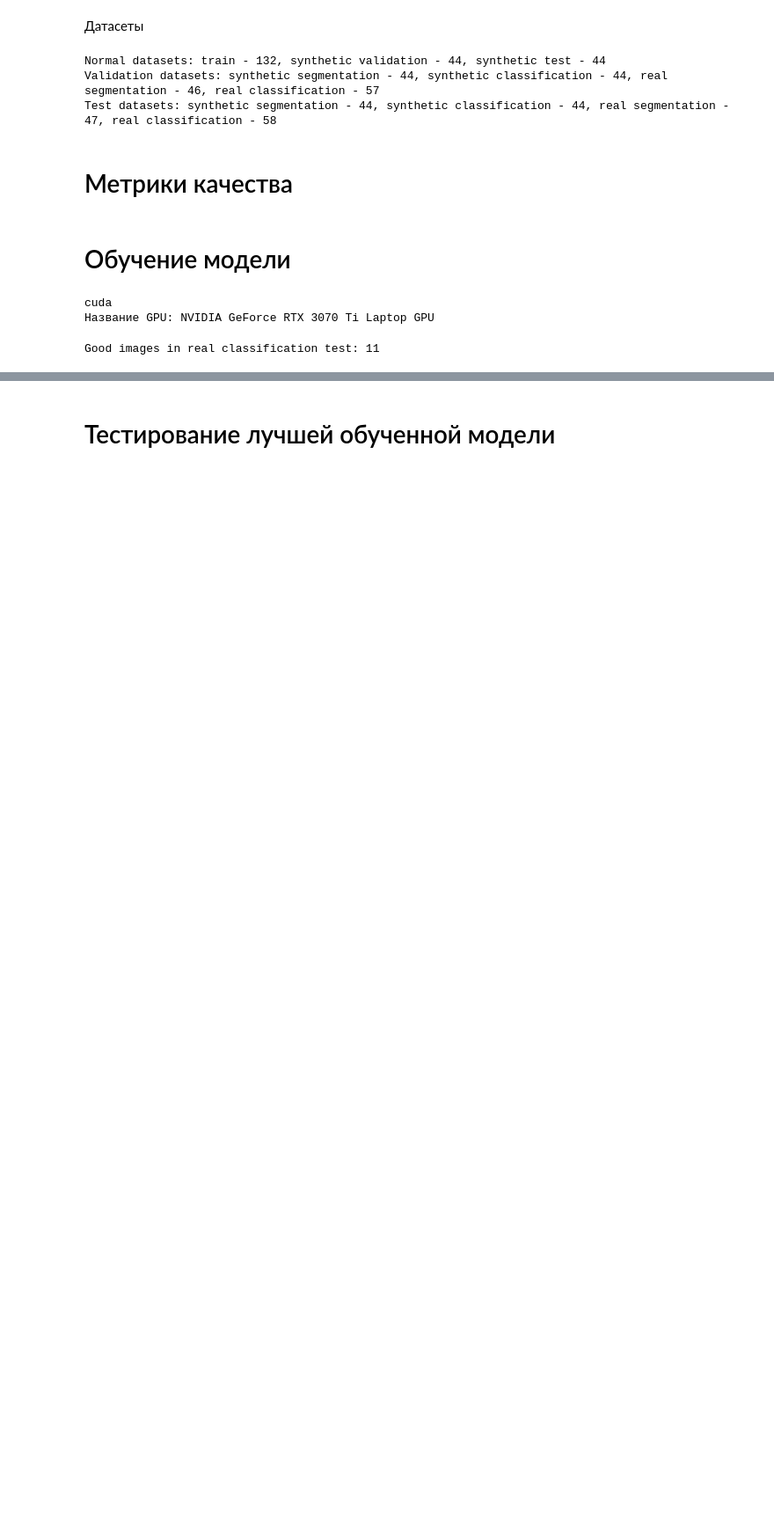
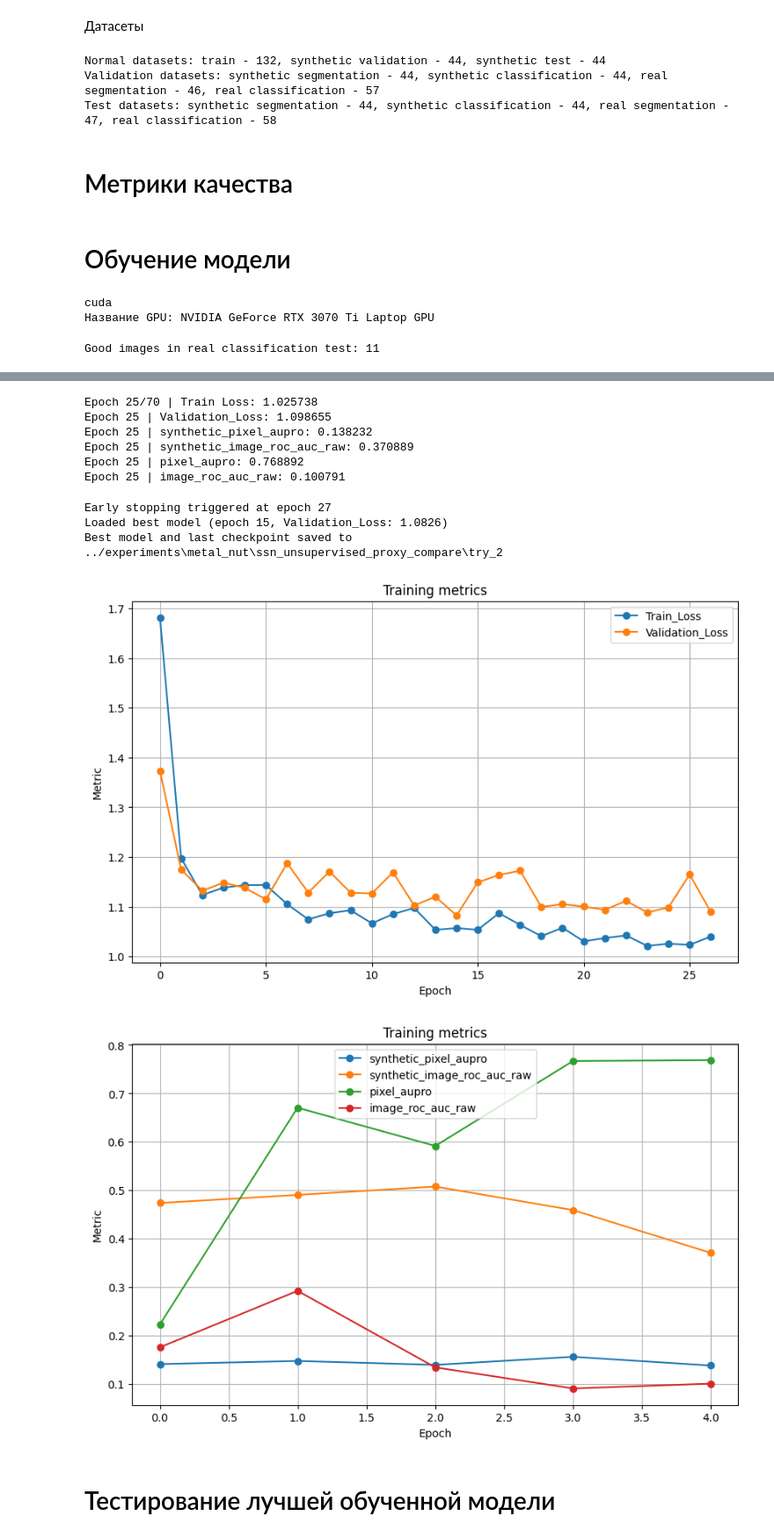
Before and after one commit to Buyan-Kirill/Graduate_work, a Jupyter notebook: code/SuperSimpleNet_mvtec_unsupervised_compare.ipynb, the cells around one changed output, grey strips where cells are left out. Shown at 88% size. Drawn from its saved outputs; the diff is of its cells as text; code cells hidden in the pictures; blank space fills up the shorter version.

Commit message:
test with synthetic test only

```diff
--- a/code/SuperSimpleNet_mvtec_unsupervised_compare.ipynb
+++ b/code/SuperSimpleNet_mvtec_unsupervised_compare.ipynb
@@ -1180,7 +1435,7 @@ def train_ssn_with_validation(
 torch.cuda.empty_cache()
 # %%
 logs_path = "ssn_unsupervised_proxy_compare"
-experiment_try = "try_1"
+experiment_try = "try_2"
 log_dir = os.path.join("../experiments", class_name, logs_path, experiment_try)
 print(os.path.abspath(log_dir))
 # %% [output]
@@ -1192,20 +1447,40 @@ model = SupersimplenetModel(
         perlin_threshold=0.2,
         stop_grad=True
     )
+model = model.to(device)
+
+# Fixed synthetic reference datasets are created once and then reused.
+# They cache SSN synthetic masks/labels.
+synthetic_val_reference_dataset = create_synthetic_mask_reference_dataset(
+    model,
+    synthetic_segmentation_val_dataset,
+    batch_size=10,
+    device=device,
+    seed=synthetic_eval_seed,
+    desc="Create Synthetic Val Reference",
+)
+synthetic_test_reference_dataset = create_synthetic_mask_reference_dataset(
+    model,
+    synthetic_segmentation_test_dataset,
+    batch_size=10,
+    device=device,
+    seed=synthetic_eval_seed + 100,
+    desc="Create Synthetic Test Reference",
+)
 
 trained_model = train_ssn_with_validation(
     model=model,
     train_dataset=train_dataset,
-    validation_dataset=synthetic_segmentation_val_dataset,
-    synthetic_segmentation_dataset=synthetic_segmentation_val_dataset,
-    synthetic_classification_dataset=synthetic_classification_val_dataset,
+    validation_dataset=synthetic_val_reference_dataset,
+    synthetic_segmentation_dataset=synthetic_val_reference_dataset,
+    synthetic_classification_dataset=synthetic_val_reference_dataset,
     real_segmentation_dataset=real_segmentation_val_dataset,
     real_classification_dataset=real_classification_val_dataset,
     num_epochs=70,
     learning_rate=1e-4,
     weight_decay=1e-5,
     device=device,
-    log_interval=7,
+    log_interval=5,
     log_dir=log_dir,
     batch_size=10,
     resume_from_checkpoint=False,
@@ -1224,3 +1522,14 @@ KeyboardInterrupt:
+Epoch 25/70 | Train Loss: 1.025738
+Epoch 25 | Validation_Loss: 1.098655
+Epoch 25 | synthetic_pixel_aupro: 0.138232
+Epoch 25 | synthetic_image_roc_auc_raw: 0.370889
+Epoch 25 | pixel_aupro: 0.768892
+Epoch 25 | image_roc_auc_raw: 0.100791
+Early stopping triggered at epoch 27
+Loaded best model (epoch 15, Validation_Loss: 1.0826)
+Best model and last checkpoint saved to ../experiments\metal_nut\ssn_unsupervised_proxy_compare\try_2
+[figure, added]
+[figure, added]
 # %% [markdown]
 # Тестирование лучшей обученной модели
 # %%
```
Also changed, not shown: parts of 7 cells of this notebook, 15 other files.
